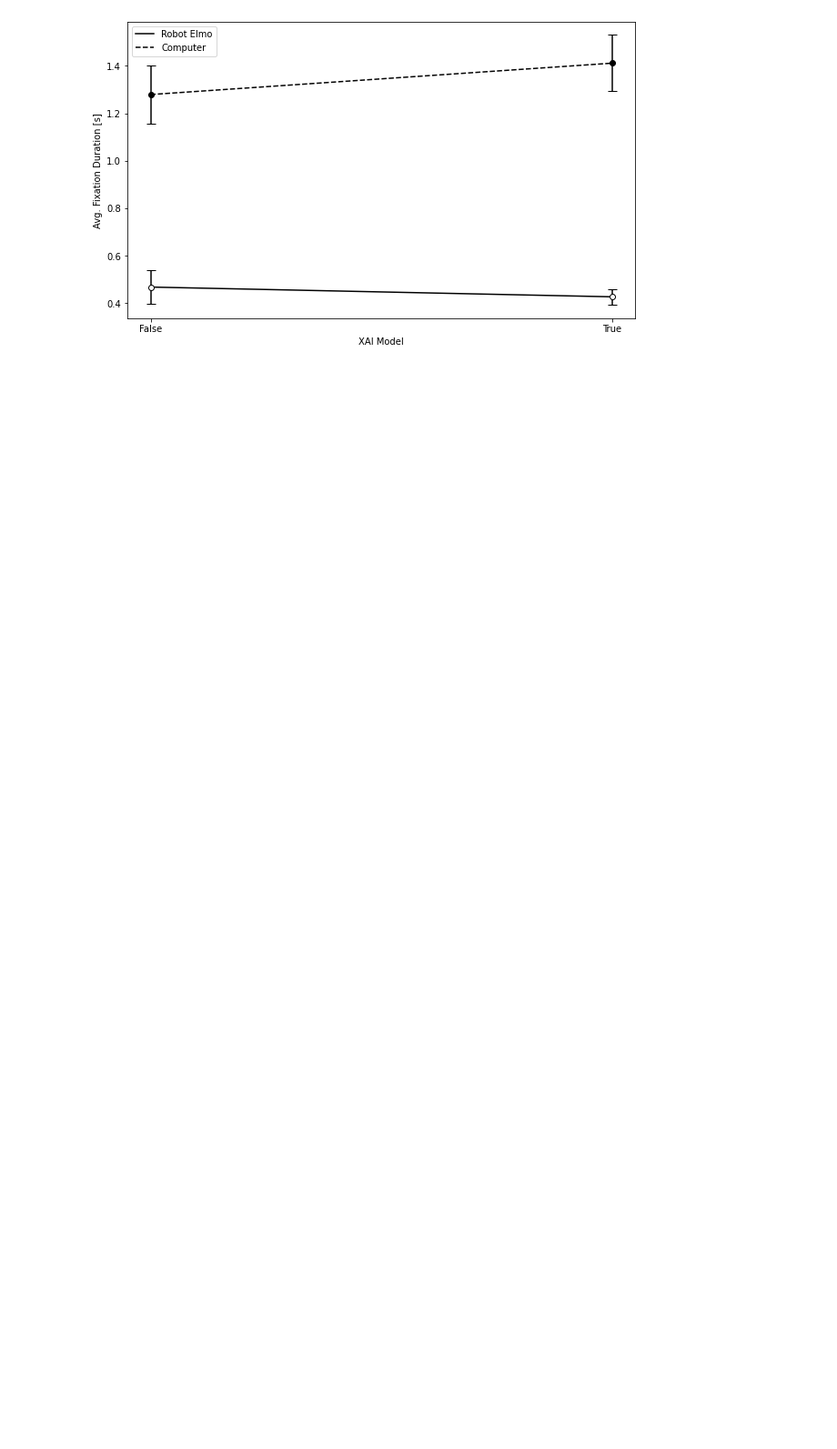
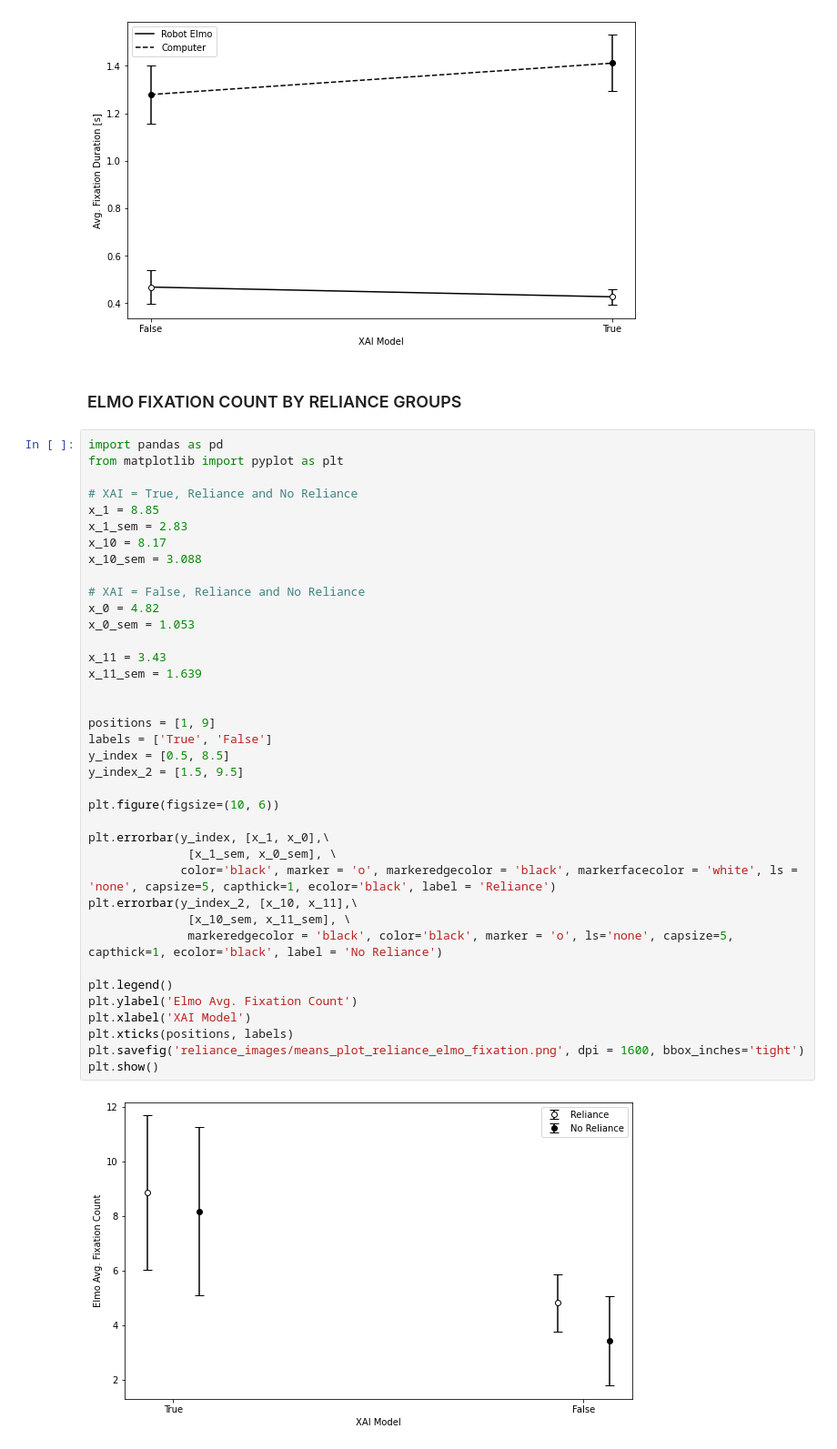
Before and after one commit to haohua13/IVT-Filter-GazeData, a Jupyter notebook: spss_results.ipynb, the cells around one changed output. Shown at 91% size. Drawn from its saved outputs; the diff is of its cells as text; blank space fills up the shorter version.

```diff
--- a/spss_results.ipynb
+++ b/spss_results.ipynb
@@ -238,3 +238,45 @@ plt.savefig('average_fixation_means_plot.png', dpi = 1600, bbox_inches='tight')
 plt.show()
 # %% [output]
 [figure]
+# %% [markdown]
+### ELMO FIXATION COUNT BY RELIANCE GROUPS
+# %%
+import pandas as pd
+from matplotlib import pyplot as plt
+
+# XAI = True, Reliance and No Reliance
+x_1 = 8.85
+x_1_sem = 2.83
+x_10 = 8.17
+x_10_sem = 3.088
+
+# XAI = False, Reliance and No Reliance
+x_0 = 4.82
+x_0_sem = 1.053
+
+x_11 = 3.43
+x_11_sem = 1.639
+
+
+positions = [1, 9]
+labels = ['True', 'False']
+y_index = [0.5, 8.5]
+y_index_2 = [1.5, 9.5]
+
+plt.figure(figsize=(10, 6))
+
+plt.errorbar(y_index, [x_1, x_0],\
+              [x_1_sem, x_0_sem], \
+             color='black', marker = 'o', markeredgecolor = 'black', markerfacecolor = 'white', ls = 'none', capsize=5, capthick=1, ecolor='black', label = 'Reliance')
+plt.errorbar(y_index_2, [x_10, x_11],\
+              [x_10_sem, x_11_sem], \
+              markeredgecolor = 'black', color='black', marker = 'o', ls='none', capsize=5, capthick=1, ecolor='black', label = 'No Reliance')
+
+plt.legend()
+plt.ylabel('Elmo Avg. Fixation Count')
+plt.xlabel('XAI Model')
+plt.xticks(positions, labels)
+plt.savefig('reliance_images/means_plot_reliance_elmo_fixation.png', dpi = 1600, bbox_inches='tight')
+plt.show()
+# %% [output]
+[figure, added]
```
Also changed, not shown: parts of 27 cells of this notebook, 44 other files.
